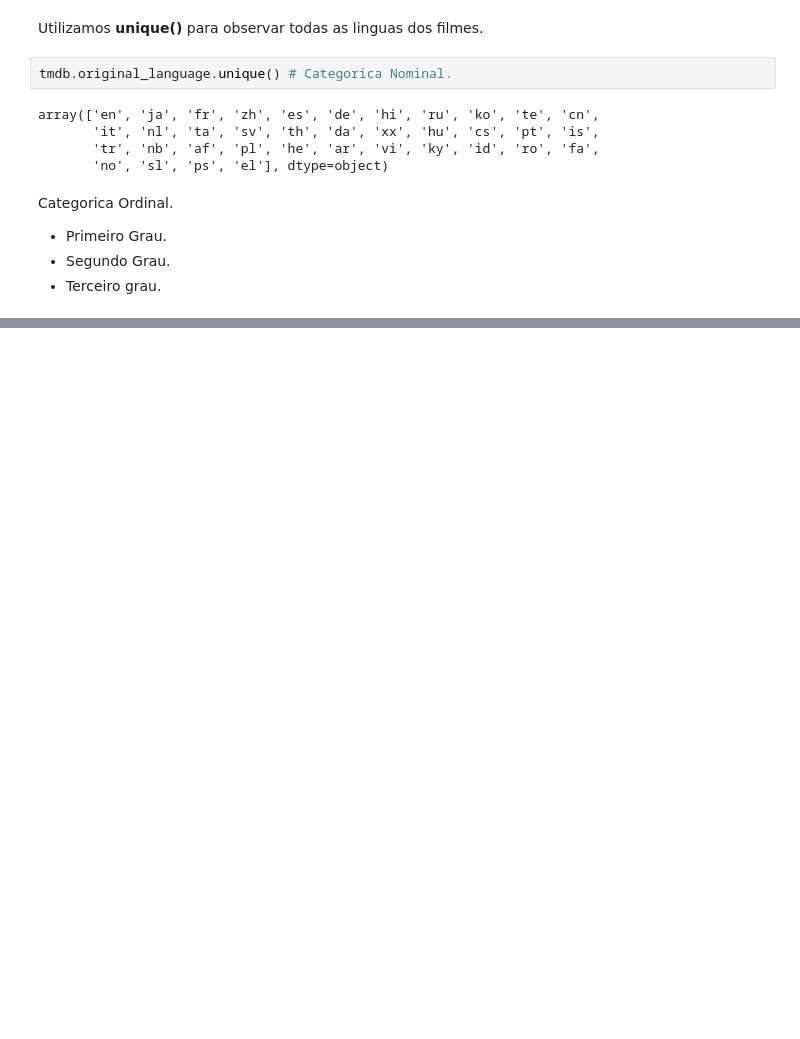
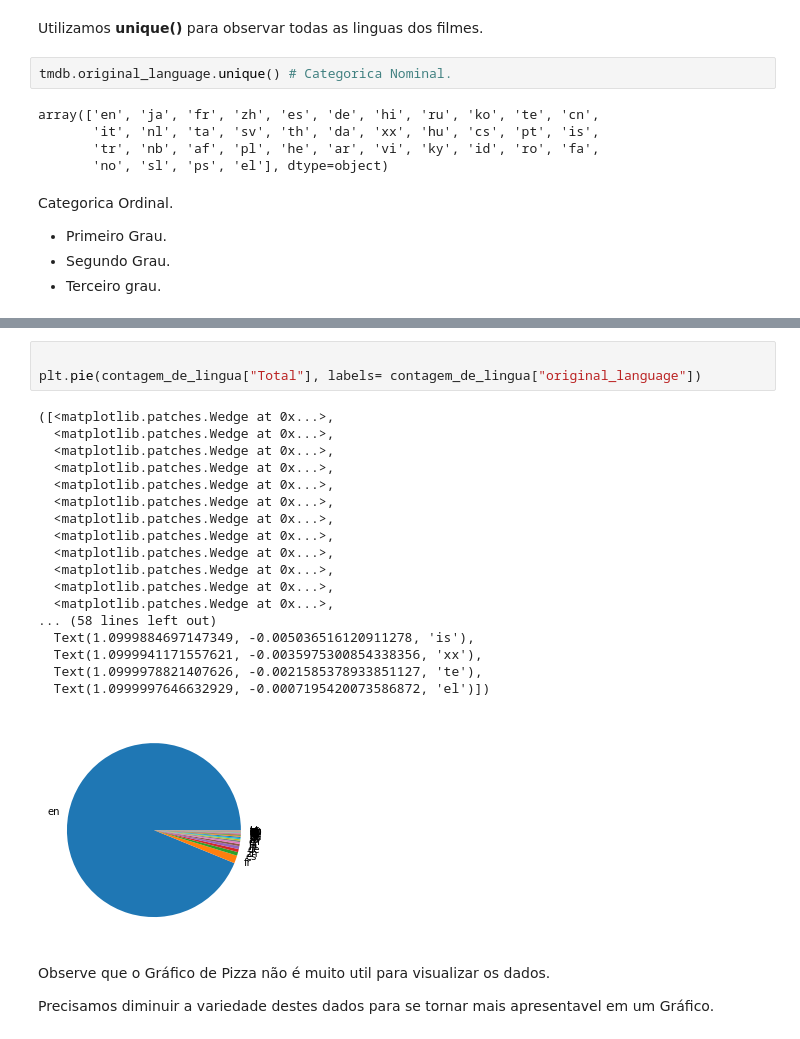
Before and after one commit to Sterwinxs/Formacao-Data-Science, a Jupyter notebook: Data_Science.ipynb, the cells around one changed output, grey strips where cells are left out. Drawn from its saved outputs; the diff is of its cells as text; blank space fills up the shorter version.

```diff
--- a/Data_Science.ipynb
+++ b/Data_Science.ipynb
@@ -150,0 +181,26 @@ array(['en', 'ja', 'fr', 'zh', 'es', 'de', 'hi', 'ru', 'ko', 'te', 'cn',
+# %%
+
+plt.pie(contagem_de_lingua["Total"], labels= contagem_de_lingua["original_language"])
+# %% [output]
+([<matplotlib.patches.Wedge at 0x...>,
+  <matplotlib.patches.Wedge at 0x...>,
+  <matplotlib.patches.Wedge at 0x...>,
+  <matplotlib.patches.Wedge at 0x...>,
+  <matplotlib.patches.Wedge at 0x...>,
+  <matplotlib.patches.Wedge at 0x...>,
+  <matplotlib.patches.Wedge at 0x...>,
+  <matplotlib.patches.Wedge at 0x...>,
+  <matplotlib.patches.Wedge at 0x...>,
+  <matplotlib.patches.Wedge at 0x...>,
+  <matplotlib.patches.Wedge at 0x...>,
+  <matplotlib.patches.Wedge at 0x...>,
+... (58 lines left out)
+  Text(1.0999884697147349, -0.005036516120911278, 'is'),
+  Text(1.0999941171557621, -0.0035975300854338356, 'xx'),
+  Text(1.0999978821407626, -0.0021585378933851127, 'te'),
+  Text(1.0999997646632929, -0.0007195420073586872, 'el')])
+[figure, added]
+# %% [markdown]
+Observe que o Gráfico de Pizza não é muito util para visualizar os dados.
+
+Precisamos diminuir a variedade destes dados para se tornar mais apresentavel em um Gráfico.
```
Also changed, not shown: parts of 11 cells of this notebook.
